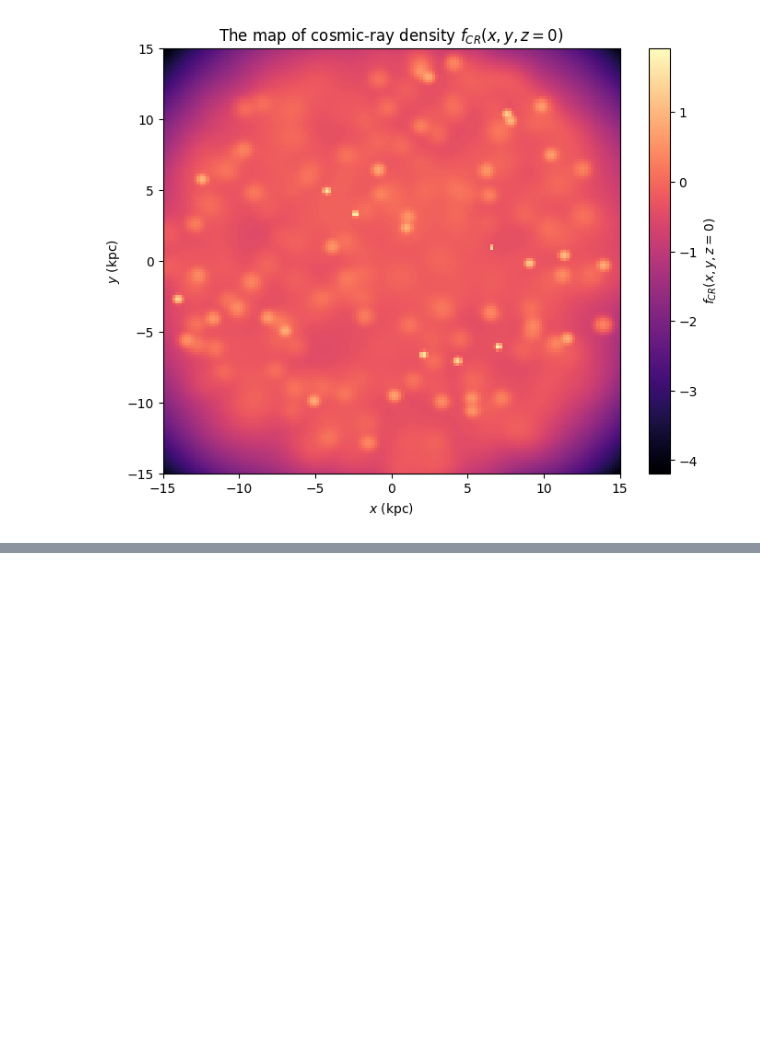
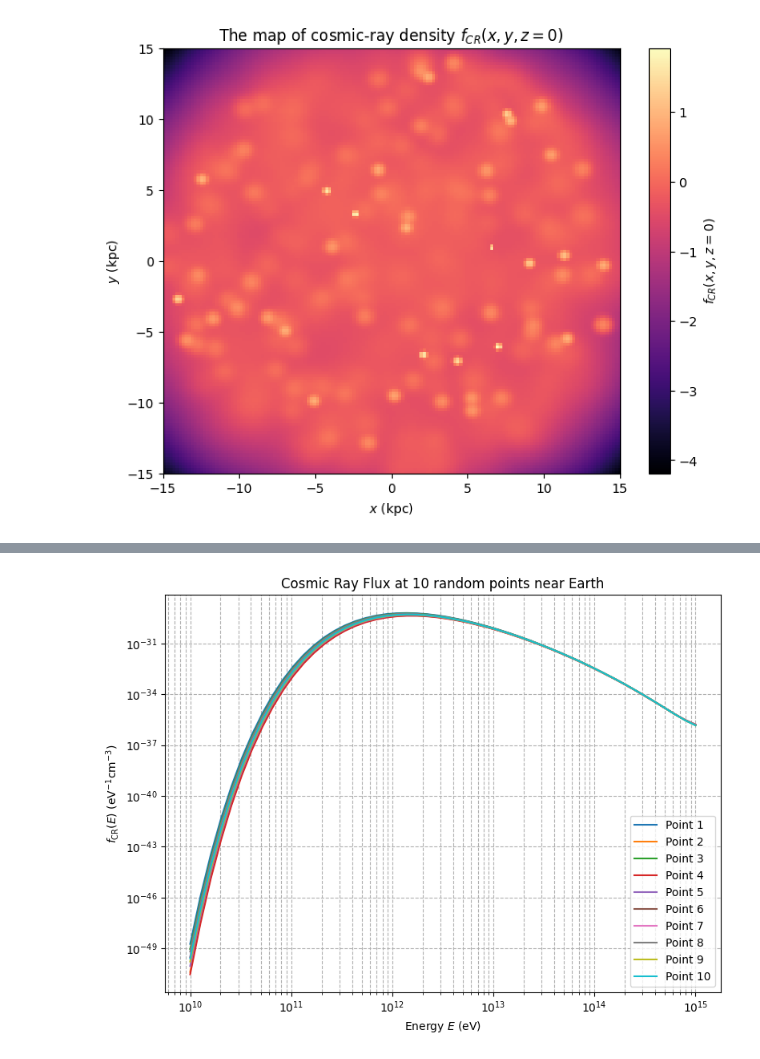
Before and after one commit to JP12468/CRmap, a Jupyter notebook: CRmap.ipynb, the cells around one changed output, grey strips where cells are left out. Cells and saved outputs as stored; diff of their text form; code cells hidden in the pictures; blank space fills up the shorter version.

```diff
--- a/CRmap.ipynb
+++ b/CRmap.ipynb
@@ -368,0 +368,91 @@ Cosmic Ray Density at Earth (x=8.5, y=0):
+# %%
+import jax.numpy as jnp
+import jax.random as random
+import matplotlib.pyplot as plt
+from jax import vmap, jit
+from jax.scipy.ndimage import map_coordinates
+import jax
+jax.config.update("jax_enable_x64", True)
+
+# ==== Constants and setup ====
+R, L = 15.0, 4.0  # kpc
+z0 = 0.0
+t_max = 1e6  # years
+N_sources = int(0.03 * t_max)
+grid_size = 50
+x_grid = jnp.linspace(6.0, 10.0, grid_size)
+y_grid = jnp.linspace(-2.5, 2.5, grid_size)
+x_mesh, y_mesh = jnp.meshgrid(x_grid, y_grid, indexing='ij')
+x_flat, y_flat = x_mesh.ravel(), y_mesh.ravel()
+
+# ==== Random sources ====
+key = random.PRNGKey(0)
+theta = random.uniform(key, (N_sources,), minval=0, maxval=2 * jnp.pi)
+r = R * jnp.sqrt(random.uniform(key, (N_sources,)))
+x0 = r * jnp.cos(theta)
+y0 = r * jnp.sin(theta)
+t0 = random.uniform(key, (N_sources,), minval=0, maxval=t_max)
+
+# ==== Physical functions ====
+def kappa(E):
+    kappa_0 = 3.3e-8
+    m_p_c2 = 0.938e9
+    return kappa_0 * jnp.sqrt(jnp.sqrt((E / m_p_c2) ** 2 - 1))
+
+def Q(E):
+    alpha, xi_CR, E_SNR = 4.23, 0.087, 6.242e62
+    m_p_c2, Lambda = 0.938e9, 4.111
+    x = E / m_p_c2
+    return (xi_CR * E_SNR) / ((m_p_c2) ** 2 * Lambda) * (jnp.sqrt(x**2 - 1)) ** (2 - alpha)
+
+@jit
+def G(x, y, x0, y0, t0, t, E):
+    tau = jnp.maximum(t - t0, 1e-6)
+    n = jnp.arange(-50, 51)
+    zn = 2 * n[:, None] * L + (-1) ** n[:, None] * z0
+    exponent = -((x - x0) ** 2 + (y - y0) ** 2 + zn ** 2) / (4 * kappa(E) * tau)
+    psi_n = ((-1) ** n[:, None] * Q(E) / ((4 * jnp.pi * kappa(E) * 3.086e21**2 * tau) ** (3/2))) * jnp.exp(exponent)
+    return jnp.sum(psi_n, axis=0)
+
+@jit
+def compute_f_CR_grid(E):
+    G_vals = vmap(G, in_axes=(None, None, 0, 0, 0, None, None))(x_flat, y_flat, x0, y0, t0, t_max, E)
+    return jnp.sum(G_vals, axis=0).reshape(grid_size, grid_size)
+
+def interpolate_point(x, y, x_grid, y_grid, f_CR_grid):
+    xi = (x - x_grid[0]) / (x_grid[-1] - x_grid[0]) * (grid_size - 1)
+    yi = (y - y_grid[0]) / (y_grid[-1] - y_grid[0]) * (grid_size - 1)
+    return map_coordinates(f_CR_grid, [[xi], [yi]], order=1)[0]
+
+# ==== Precompute full f_CR(x, y) over energy range ====
+E_range = jnp.logspace(10, 15, 50)
+f_CR_grid_list = [compute_f_CR_grid(E) for E in E_range]
+
+# ==== Generate 10 random test points around Earth ====
+key_test = random.PRNGKey(42)
+N_test = 10
+theta_test = random.uniform(key_test, (N_test,), minval=0, maxval=2 * jnp.pi)
+r_test = 0.2 * jnp.sqrt(random.uniform(key_test, (N_test,)))
+x_test = 8.5 + r_test * jnp.cos(theta_test)
+y_test = 0.0 + r_test * jnp.sin(theta_test)
+
+# ==== Interpolate spectra at test points ====
+spectra = []
+
+for i in range(N_test):
+    spectrum = [interpolate_point(x_test[i], y_test[i], x_grid, y_grid, f_grid) for f_grid in f_CR_grid_list]
+    spectra.append(jnp.array(spectrum))
+
+# ==== Plot ====
+plt.figure(figsize=(8, 6))
+for i in range(N_test):
+    plt.loglog(E_range, spectra[i], label=f'Point {i+1}')
+plt.xlabel('Energy $E$ (eV)')
+plt.ylabel(r'$f_{\mathrm{CR}}(E)$ (eV$^{-1}$cm$^{-3}$)')
+plt.title('Cosmic Ray Flux at 10 random points near Earth')
+plt.grid(True, which='both', ls='--')
+plt.legend()
+plt.tight_layout()
+plt.show()
+# %% [output]
+[figure, added]
```
Also changed, not shown: parts of 1 cell of this notebook.
